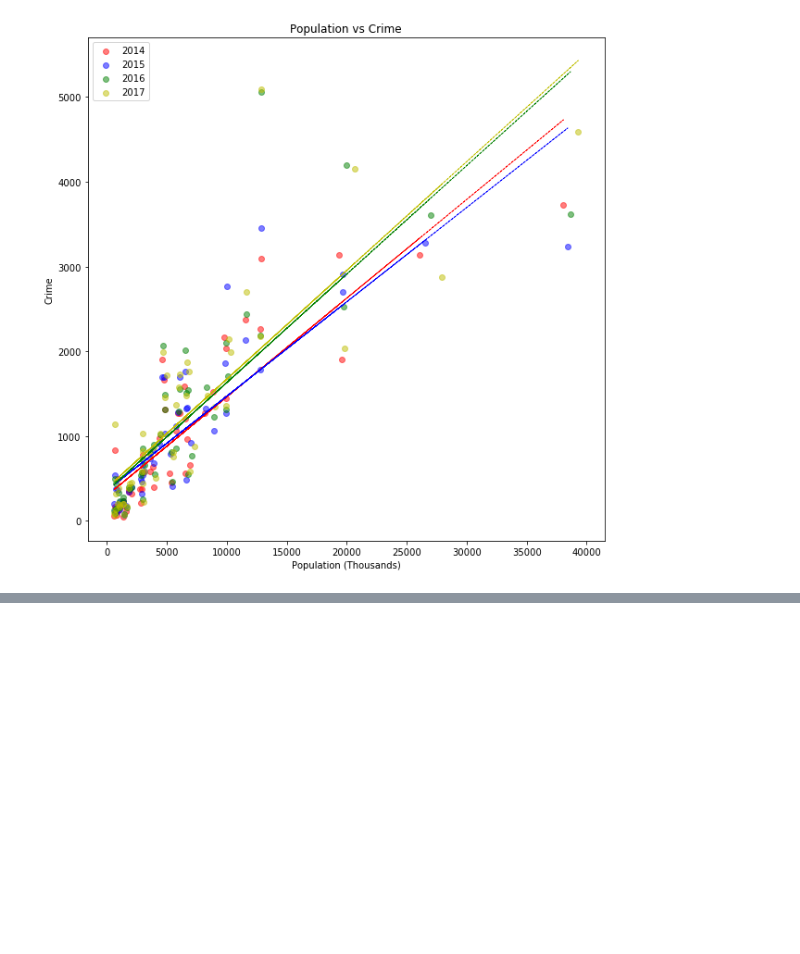
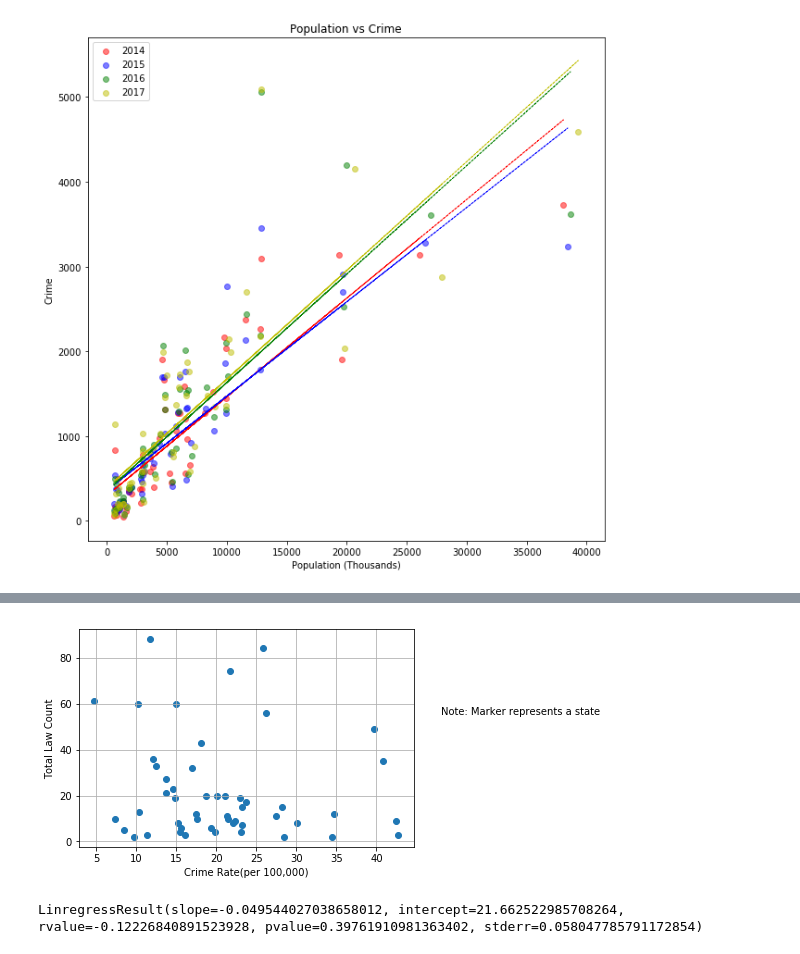
Before and after one commit to Vallito/Project_1, a Jupyter notebook: Project_1_Final.ipynb, the cells around one changed output, grey strips where cells are left out. Drawn from its saved outputs; the diff is of its cells as text; code cells hidden in the pictures; blank space fills up the shorter version.

```diff
--- a/Project_1_Final.ipynb
+++ b/Project_1_Final.ipynb
@@ -174,0 +210,4 @@ py.plotly.iplot( fig, validate=False, filename='2017 Gun Crimes by Location' )
+# %%
+df_total_law.head()
+df_total_law = df_total_law.merge(df_States, how = 'left', left_on = 'state', right_on = 'StateName')
+df_total_law.head()
@@ -174,0 +221,5 @@ py.plotly.iplot( fig, validate=False, filename='2017 Gun Crimes by Location' )
+# %%
+
+crime_rate_vslaw = df_total_law.merge(df_CrimeRate, how = 'left',  left_on = 'index', right_on = 'State')
+
+crime_rate_vslaw.head()
@@ -174,0 +233,3 @@ py.plotly.iplot( fig, validate=False, filename='2017 Gun Crimes by Location' )
+# %%
+crime_rate_vslaw = crime_rate_vslaw.rename(columns = {'0':"Crime Rate per 100,000"})
+crime_rate_vslaw.head()
@@ -174,0 +243,15 @@ py.plotly.iplot( fig, validate=False, filename='2017 Gun Crimes by Location' )
+# %%
+
+plt.ylabel('Total Law Count')
+plt.xlabel('Crime Rate(per 100,000)')
+plt.text(48,55,'Note: Marker represents a state')
+plt.scatter(crime_rate_vslaw['Crime Rate per 100,000'],crime_rate_vslaw['2017'])
+plt.grid()
+plt.savefig('crime_ratevslawgrid.png')
+
+plt.show()
+linear_regression = stats.linregress(crime_rate_vslaw['2017'],crime_rate_vslaw['Crime Rate per 100,000'])
+linear_regression
+# %% [output]
+[figure, added]
+LinregressResult(slope=-0.049544027038658012, intercept=21.662522985708264, rvalue=-0.12226840891523928, pvalue=0.39761910981363402, stderr=0.058047785791172854)
```
Also changed, not shown: parts of 13 cells of this notebook, 11 other files.
